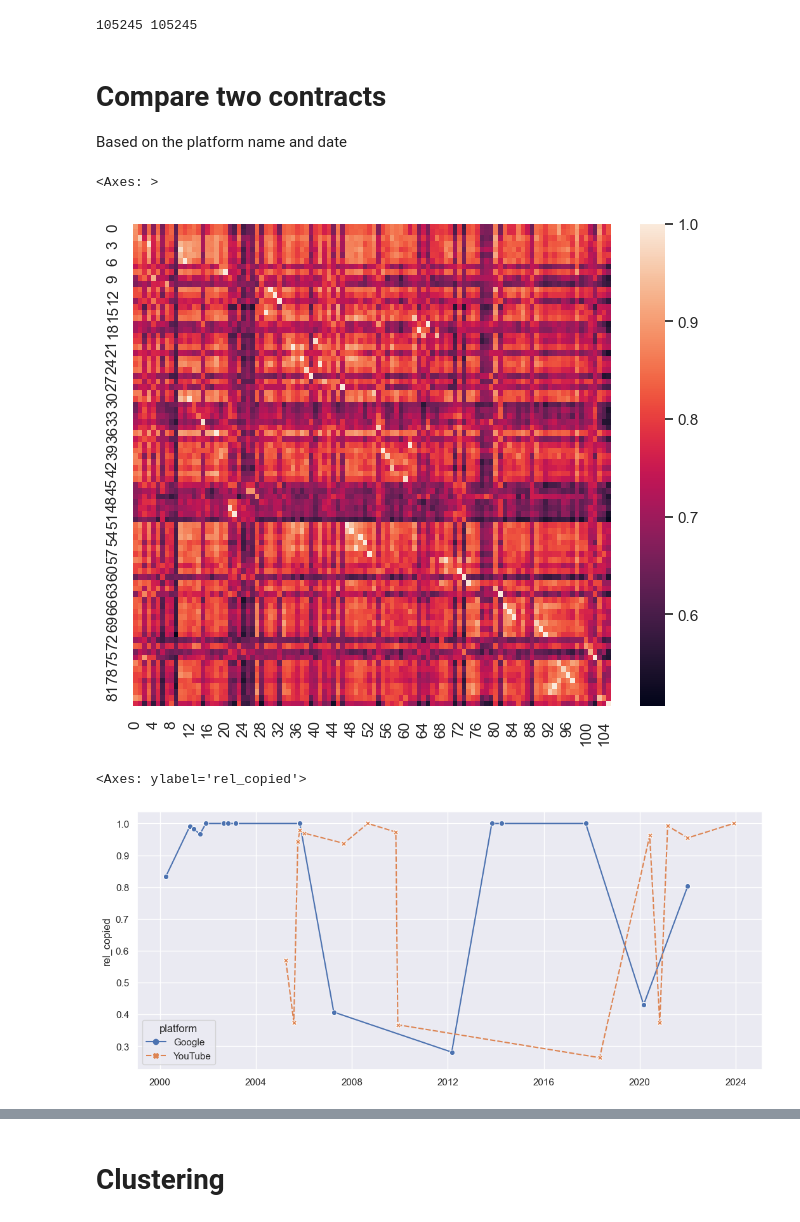
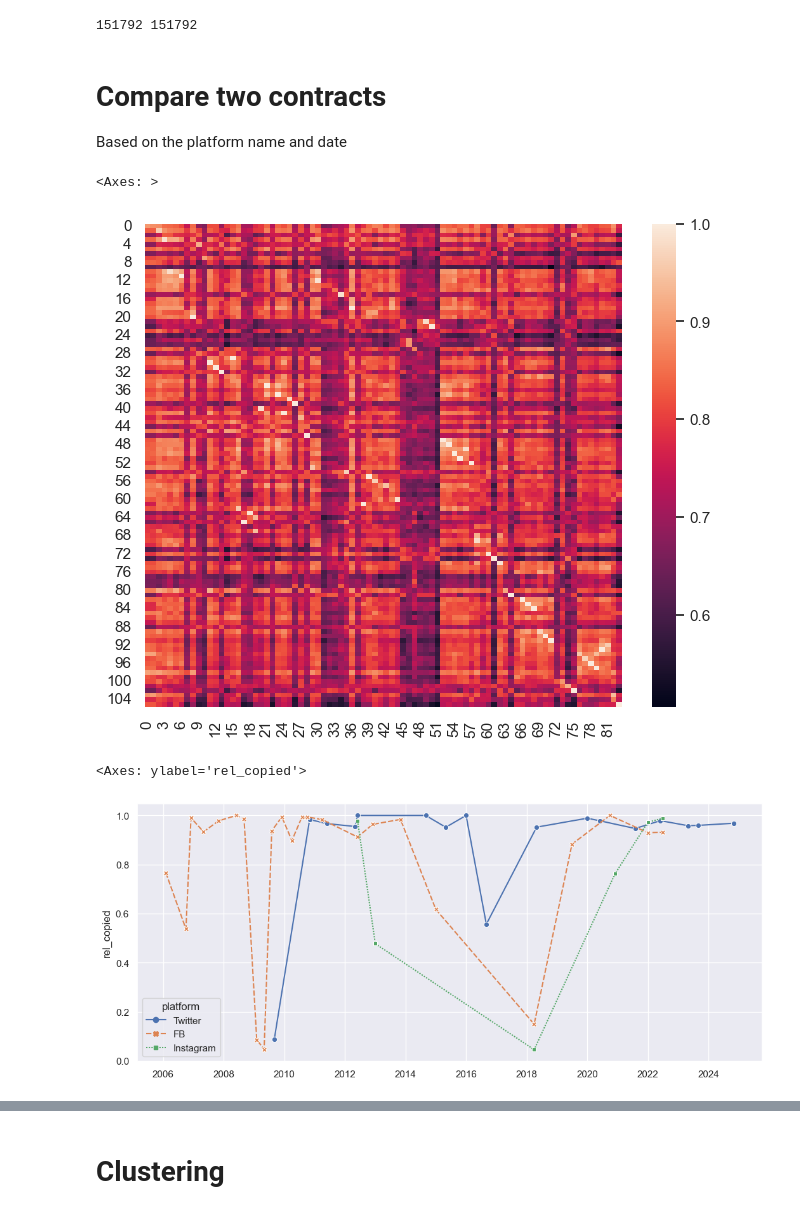
Before and after one commit to kasparvonbeelen/contracts, a Jupyter notebook: analyse_data.ipynb, the cells around one changed output, grey strips where cells are left out. Drawn from its saved outputs; the diff is of its cells as text; code cells hidden in the pictures.

```diff
--- a/analyse_data.ipynb
+++ b/analyse_data.ipynb
@@ -17,13 +14,13 @@ from scipy.interpolate import interp1d
 import scipy.spatial as sp
 sns.set()
 # %%
-processed_data_dir = Path('processed_data')
+processed_data_dir = Path('processed_data/tous')
 # %%
 embeddings = np.loadtxt(processed_data_dir / 'embedding.tsv')
 metadata = pd.read_csv(processed_data_dir / 'metadata.tsv',sep='\t')
 print(len(embeddings), len(metadata))
 # %% [output]
-105245 105245
+151792 151792
 # %% [markdown]
 # Compare two contracts
 
@@ -31,29 +28,35 @@ Based on the platform name and date
 # %%
 platform_1 = 'Twitter'
 platform_2 = 'Twitter'
 year_1 = 20160101
 year_2 = 20160901
 
 # platform_1 = 'FB'
 # platform_2 = 'FB'
 # year_1 = 20131101
 # year_2 = 20150101
 
+# platform_1 = 'Google'
+# platform_2 = 'Google'
+# year_1 =20051101 #20051101
+# year_2 = 20070401 #20070401
+
+
 
 idx_1 = list(metadata[(metadata.platform==platform_1) & (metadata.year ==year_1)].index)
 idx_2 = list(metadata[(metadata.platform==platform_2) & (metadata.year ==year_2)].index)
 #mult = cosine_similarity(embeddings[idx_1,:],embeddings[idx_2,:])
 mult = 1 - sp.distance.cdist(embeddings[idx_1,:], embeddings[idx_2,:], 'cosine')
 sns.set(rc={'figure.figsize':(7.7,6.27)})
-sns.heatmap(mult.T)
+sns.heatmap(mult)
 # %% [output]
 <Axes: >
-[figure, old version]
+[figure, new version]
 # %%
 platforms = ['Twitter','FB','Instagram']
-platforms = ['Google','YouTube']
+#platforms = ['Google']#,'YouTube']
 #platforms = ['PayPal','Venmo']
-threshold = .9
+threshold = .93
 result_df = compare_timelines(metadata, embeddings,platforms,threshold)
 
 sns.set(rc={'figure.figsize':(12.7,5.27)})
@@ -65,7 +68,7 @@ sns.lineplot(x=result_df.index,y='rel_copied',
             )
 # %% [output]
 <Axes: ylabel='rel_copied'>
-[figure, old version]
+[figure, new version]
 # %%
 sns.set(rc={'figure.figsize':(12.7,5.27)})
 sns.lineplot(x=result_df.index,y='rel_additions',
```
Also changed, not shown: parts of 33 cells of this notebook, 5 other files.
